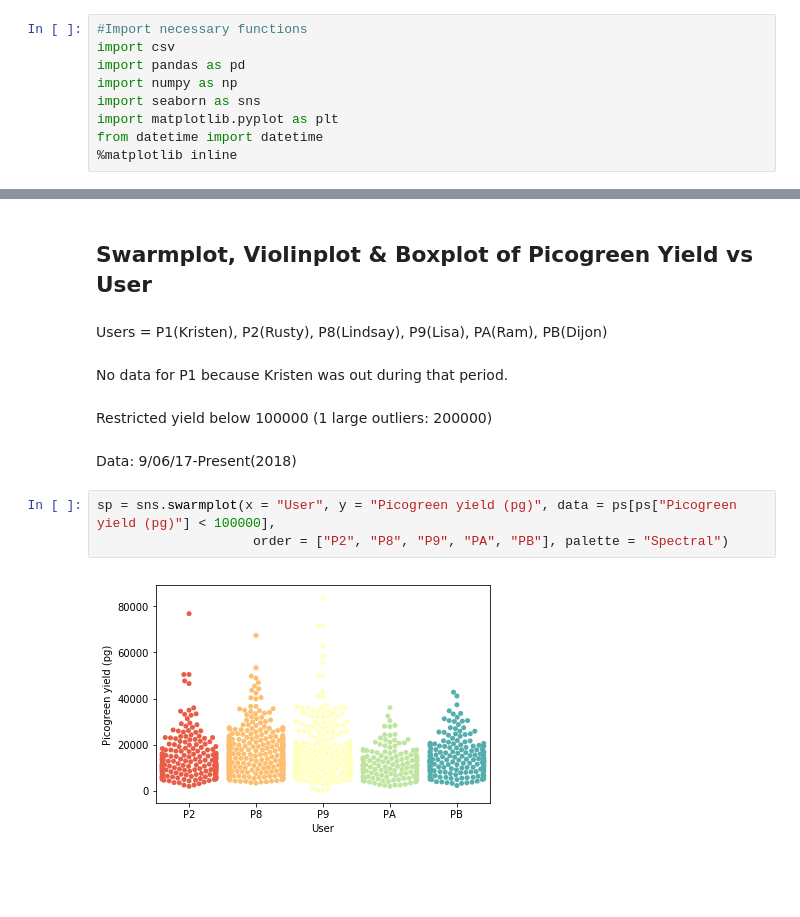
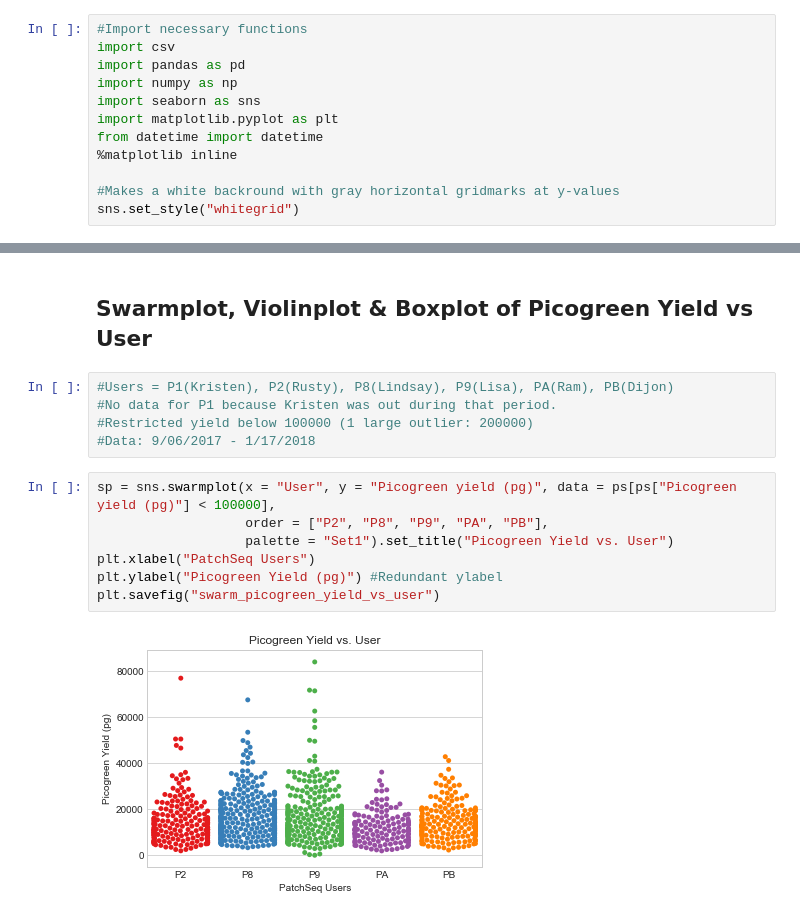
Before and after one commit to ramr24/Personal, a Jupyter notebook: picogreen_yield_vs_user.ipynb, the cells around one changed output, grey strips where cells are left out. Drawn from its saved outputs; the diff is of its cells as text; blank space fills up the shorter version.

Commit message:
notebooks and new plots png

```diff
--- a/picogreen_yield_vs_user.ipynb
+++ b/picogreen_yield_vs_user.ipynb
@@ -9,6 +9,9 @@ import seaborn as sns
 import matplotlib.pyplot as plt
 from datetime import datetime
 %matplotlib inline
+
+#Makes a white backround with gray horizontal gridmarks at y-values
+sns.set_style("whitegrid")
 # %%
 #ps = patch_seq csv file
 ps = pd.read_csv("patch_seq_log_mouse.csv")
@@ -95,18 +98,19 @@ P0       0
 Name: User, dtype: int64
 # %% [markdown]
 ## Swarmplot, Violinplot & Boxplot of Picogreen Yield vs User
-# %% [markdown]
-Users = P1(Kristen), P2(Rusty), P8(Lindsay), P9(Lisa), PA(Ram), PB(Dijon)
-# %% [markdown]
-No data for P1 because Kristen was out during that period.
-# %% [markdown]
-Restricted yield below 100000 (1 large outliers: 200000)
-# %% [markdown]
-Data: 9/06/17-Present(2018)
+# %%
+#Users = P1(Kristen), P2(Rusty), P8(Lindsay), P9(Lisa), PA(Ram), PB(Dijon)
+#No data for P1 because Kristen was out during that period.
+#Restricted yield below 100000 (1 large outlier: 200000)
+#Data: 9/06/2017 - 1/17/2018
 # %%
 sp = sns.swarmplot(x = "User", y = "Picogreen yield (pg)", data = ps[ps["Picogreen yield (pg)"] < 100000],
-                    order = ["P2", "P8", "P9", "PA", "PB"], palette = "Spectral")
+                   order = ["P2", "P8", "P9", "PA", "PB"],
+                   palette = "Set1").set_title("Picogreen Yield vs. User")
+plt.xlabel("PatchSeq Users")
+plt.ylabel("Picogreen Yield (pg)") #Redundant ylabel
+plt.savefig("swarm_picogreen_yield_vs_user")
 # %% [output]
-[figure, old version]
+[figure, new version]
 # %%
 vp = sns.violinplot(x = "User", y = "Picogreen yield (pg)", data = ps[ps["Picogreen yield (pg)"] < 100000],
```
Also changed, not shown: parts of 6 cells of this notebook, 9 other files.
